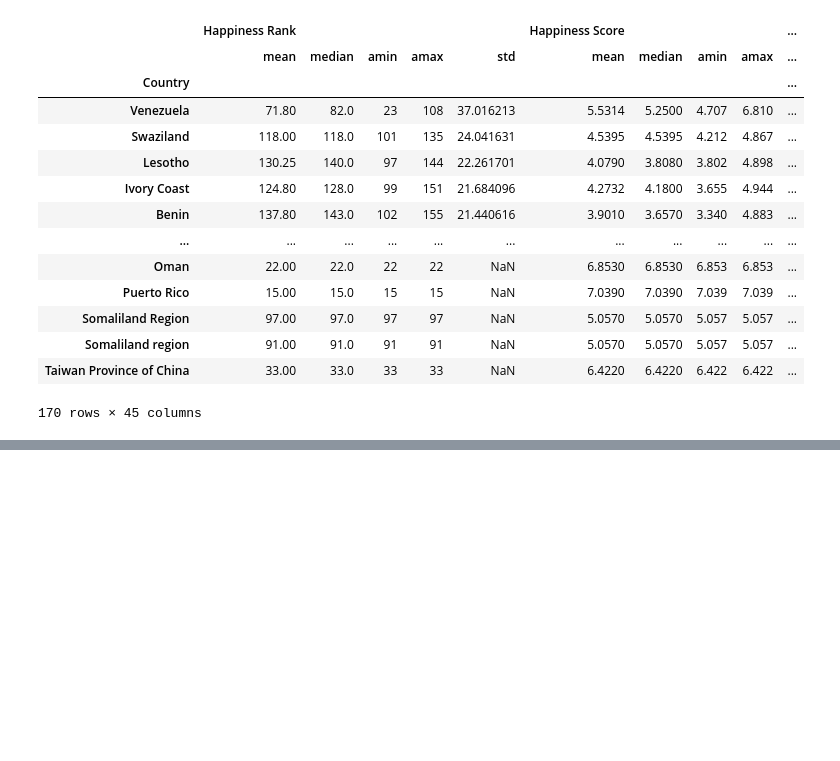
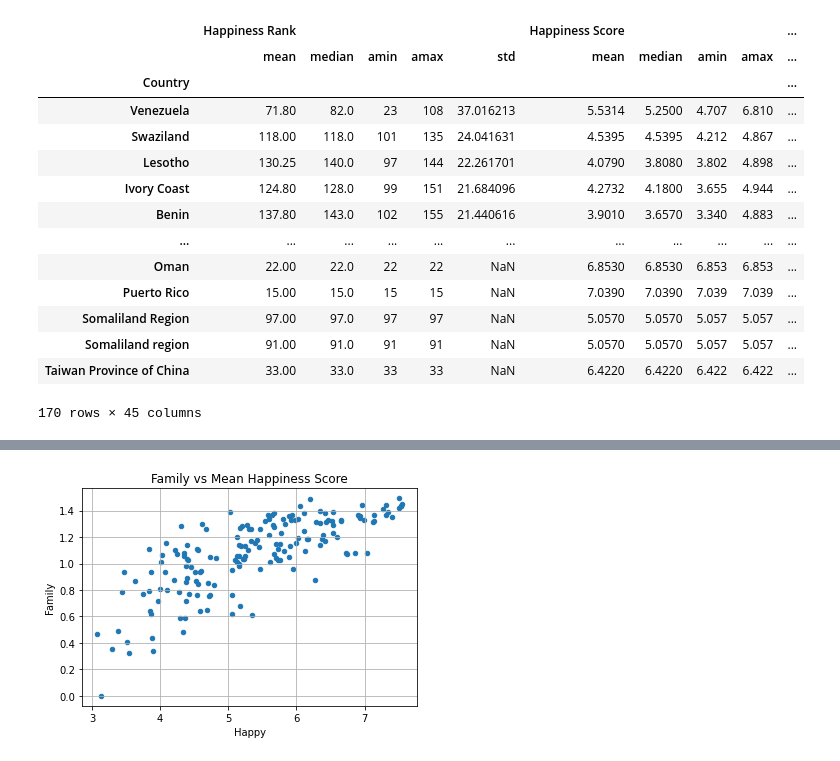
Before and after one commit to cbragg3136/world_happiness_project1, a Jupyter notebook: World_Hap_cleaning.ipynb, the cells around one changed output, grey strips where cells are left out. Saved outputs shown, nothing was run; the diff lists cells and outputs as text; code cells hidden in the pictures; blank space fills up the shorter version.

```diff
--- a/World_Hap_cleaning.ipynb
+++ b/World_Hap_cleaning.ipynb
@@ -275,0 +301,7 @@ basic_data_country_sort
+# %%
+correl_table.plot(kind='scatter', x='Happy', y='Family')
+plt.title("Family vs Mean Happiness Score")
+
+plt.grid()
+# %% [output]
+[figure, added]
```
Also changed, not shown: parts of 7 cells of this notebook.
